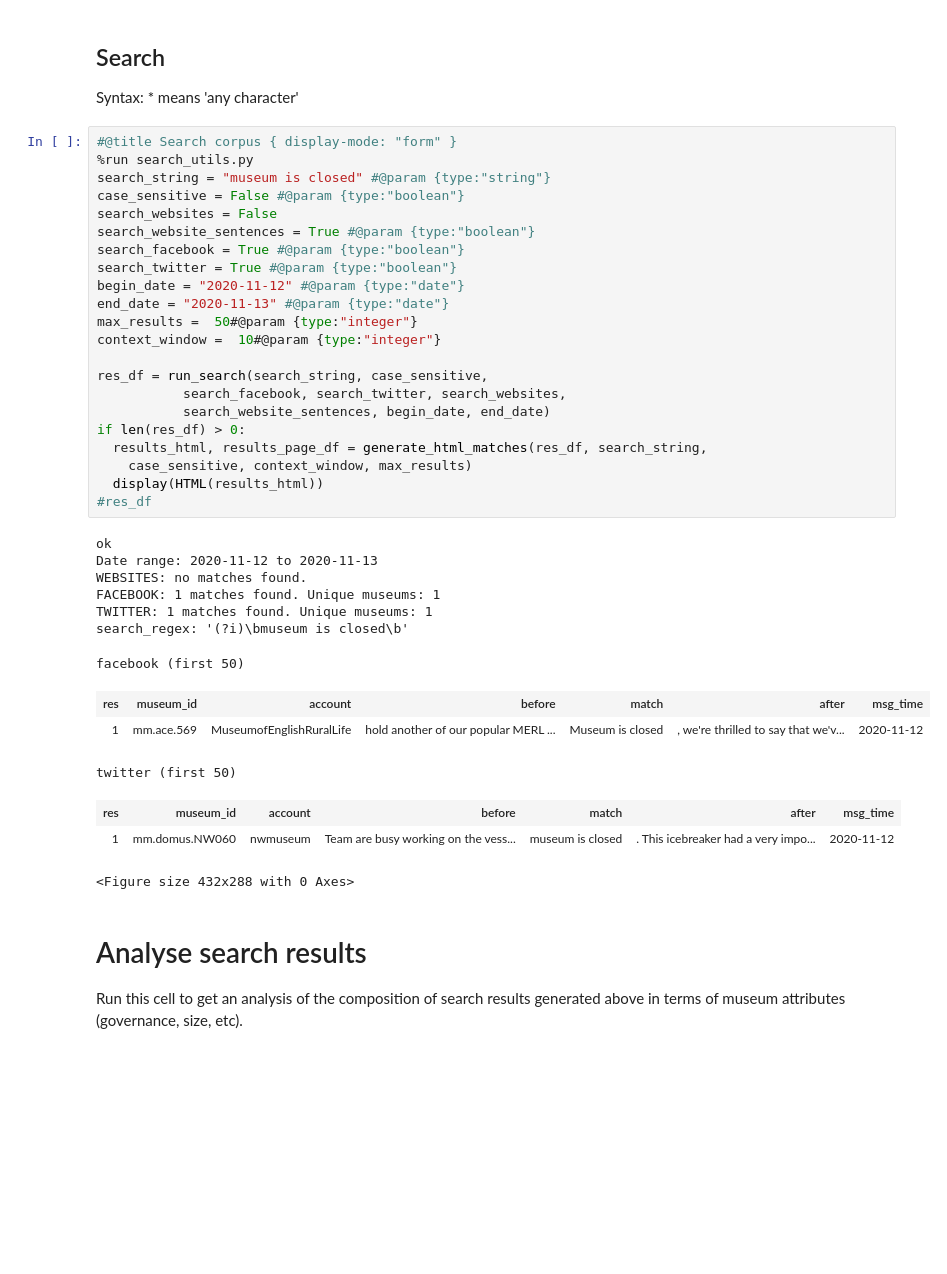
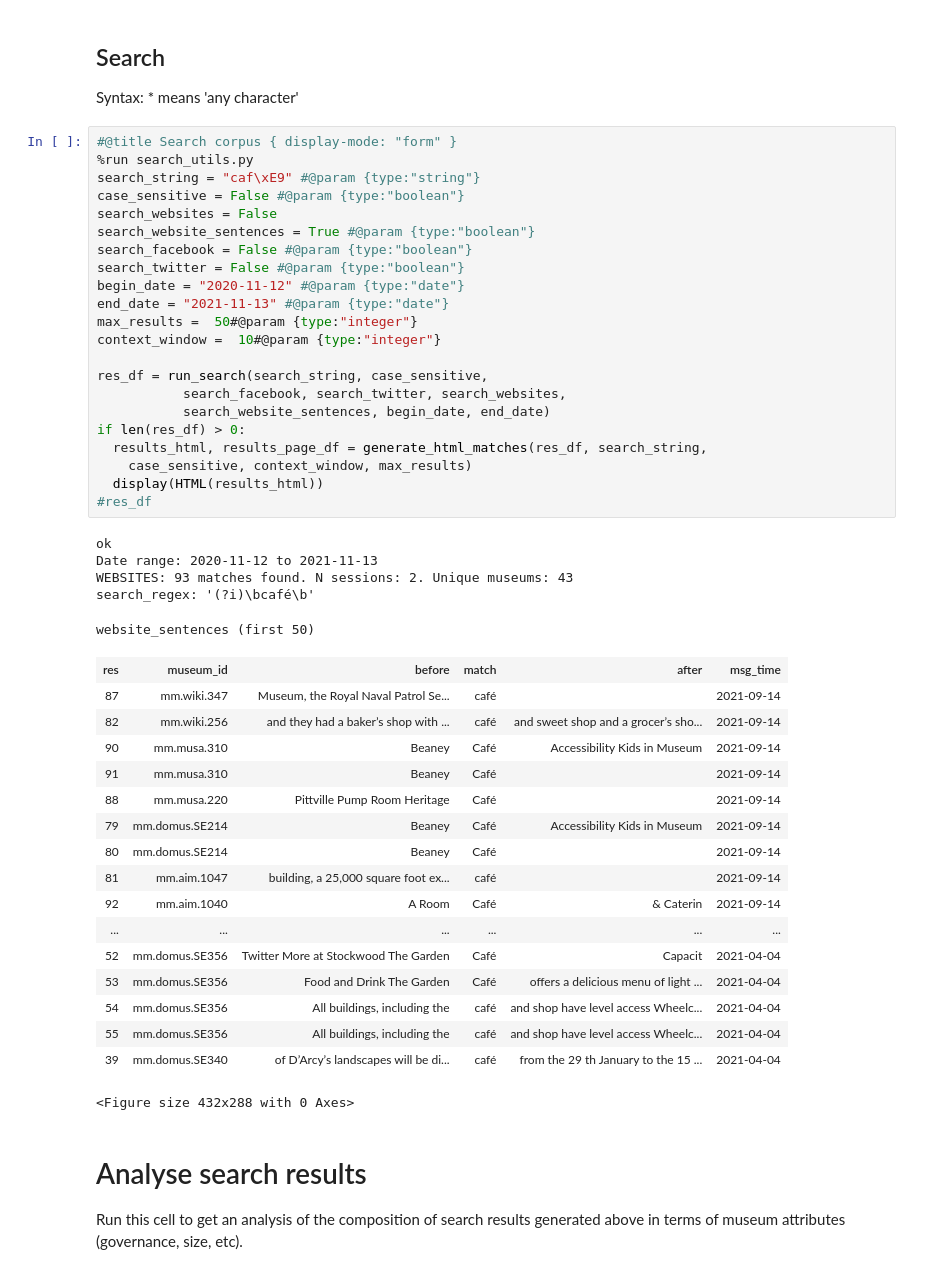
Before and after one commit to Birkbeck/museums-in-the-pandemic, a Jupyter notebook: mip/mip_search_app/google_collab_backup/mip_search_app_v1.ipynb, the cells around one changed output. Drawn from its saved outputs; the diff is of its cells as text; blank space fills up the shorter version.

```diff
--- a/mip/mip_search_app/google_collab_backup/mip_search_app_v1.ipynb
+++ b/mip/mip_search_app/google_collab_backup/mip_search_app_v1.ipynb
@@ -28,39 +28,48 @@ Syntax: * means 'any character'
 # %%
 #@title Search corpus { display-mode: "form" }
 %run search_utils.py
-search_string = "museum is closed" #@param {type:"string"}
+search_string = "caf\xE9" #@param {type:"string"}
 case_sensitive = False #@param {type:"boolean"}
 search_websites = False
 search_website_sentences = True #@param {type:"boolean"}
-search_facebook = True #@param {type:"boolean"}
-search_twitter = True #@param {type:"boolean"}
+search_facebook = False #@param {type:"boolean"}
+search_twitter = False #@param {type:"boolean"}
 begin_date = "2020-11-12" #@param {type:"date"}
-end_date = "2020-11-13" #@param {type:"date"}
+end_date = "2021-11-13" #@param {type:"date"}
 max_results =  50#@param {type:"integer"}
 context_window =  10#@param {type:"integer"}
 
 res_df = run_search(search_string, case_sensitive,
            search_facebook, search_twitter, search_websites,
            search_website_sentences, begin_date, end_date)
 if len(res_df) > 0:
   results_html, results_page_df = generate_html_matches(res_df, search_string,
     case_sensitive, context_window, max_results)
   display(HTML(results_html))
 #res_df
 # %% [output]
 ok
-Date range: 2020-11-12 to 2020-11-13
-WEBSITES: no matches found.
-FACEBOOK: 1 matches found. Unique museums: 1
-TWITTER: 1 matches found. Unique museums: 1
-search_regex: '(?i)\bmuseum is closed\b'
+Date range: 2020-11-12 to 2021-11-13
+WEBSITES: 93 matches found. N sessions: 2. Unique museums: 43
+search_regex: '(?i)\bcafé\b'
-facebook (first 50)
+website_sentences (first 50)
-| res | museum_id | account | before | match | after | msg_time |
-| 1 | mm.ace.569 | MuseumofEnglishRuralLife | hold another of our popular MERL ... | Museum is closed | , we're thrilled to say that we'v... | 2020-11-12 |
+| res | museum_id | before | match | after | msg_time |
+| 87 | mm.wiki.347 | Museum, the Royal Naval Patrol Se... | café |  | 2021-09-14 |
+| 82 | mm.wiki.256 | and they had a baker’s shop with ... | café | and sweet shop and a grocer’s sho... | 2021-09-14 |
+| 90 | mm.musa.310 | Beaney | Café | Accessibility Kids in Museum | 2021-09-14 |
+| 91 | mm.musa.310 | Beaney | Café |  | 2021-09-14 |
+| 88 | mm.musa.220 | Pittville Pump Room Heritage | Café |  | 2021-09-14 |
+| 79 | mm.domus.SE214 | Beaney | Café | Accessibility Kids in Museum | 2021-09-14 |
+| 80 | mm.domus.SE214 | Beaney | Café |  | 2021-09-14 |
+| 81 | mm.aim.1047 | building, a 25,000 square foot ex... | café |  | 2021-09-14 |
+| 92 | mm.aim.1040 | A Room | Café | & Caterin | 2021-09-14 |
+| ... | ... | ... | ... | ... | ... |
+| 52 | mm.domus.SE356 | Twitter More at Stockwood The Garden | Café | Capacit | 2021-04-04 |
+| 53 | mm.domus.SE356 | Food and Drink The Garden | Café | offers a delicious menu of light ... | 2021-04-04 |
+| 54 | mm.domus.SE356 | All buildings, including the | café | and shop have level access Wheelc... | 2021-04-04 |
+| 55 | mm.domus.SE356 | All buildings, including the | café | and shop have level access Wheelc... | 2021-04-04 |
+| 39 | mm.domus.SE340 | of D’Arcy’s landscapes will be di... | café | from the 29 th January to the 15 ... | 2021-04-04 |
-twitter (first 50)
+<Figure size 432x288 with 0 Axes>
-| res | museum_id | account | before | match | after | msg_time |
-| 1 | mm.domus.NW060 | nwmuseum | Team are busy working on the vess... | museum is closed | . This icebreaker had a very impo... | 2020-11-12 |
-<Figure size 432x288 with 0 Axes>
 # %% [markdown]
 # Analyse search results
 
```
Also changed, not shown: parts of 4 cells of this notebook, 1 other file.
